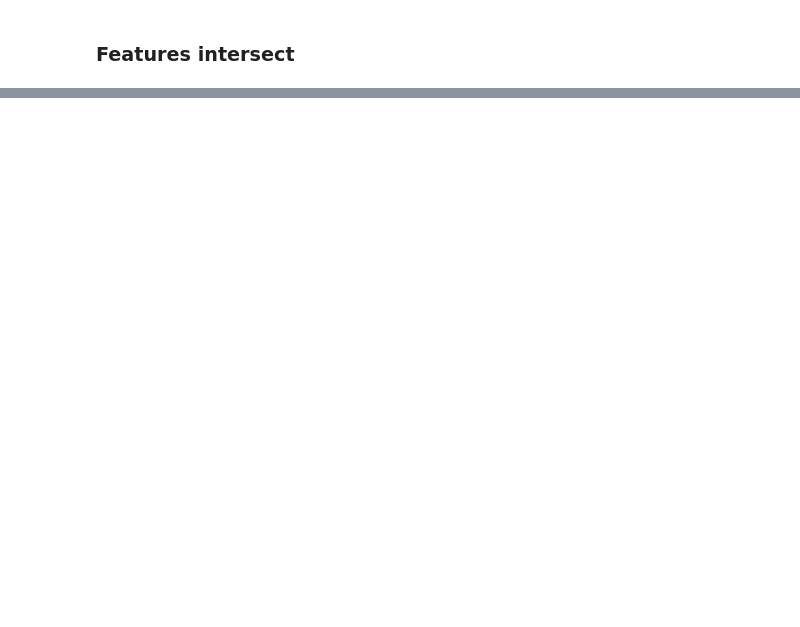
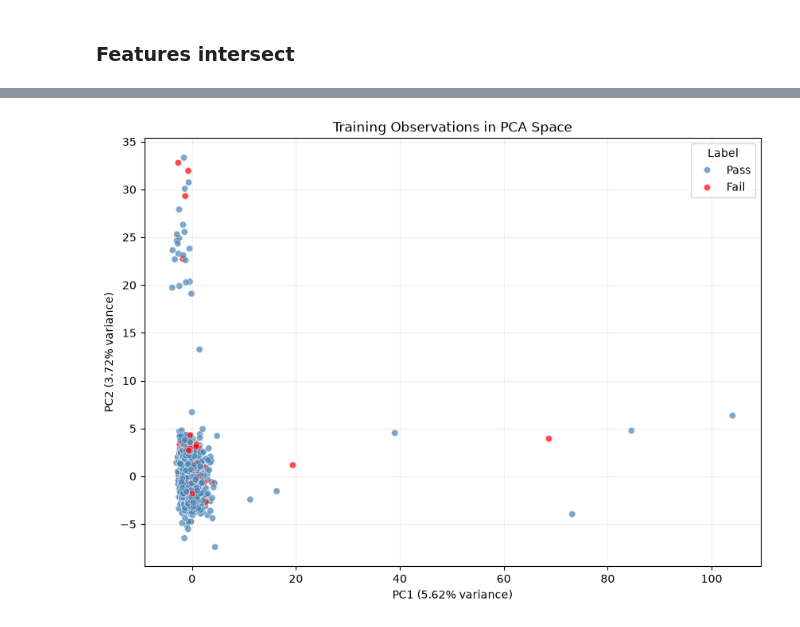
Before and after one commit to DRPproton/semiconductor-projects-tda, a Jupyter notebook: Project-1_SECOM/notebooks/notebook.ipynb, the cells around one changed output, grey strips where cells are left out. Cells and saved outputs as stored; diff of their text form; code cells hidden in the pictures; blank space fills up the shorter version.

```diff
--- a/Project-1_SECOM/notebooks/notebook.ipynb
+++ b/Project-1_SECOM/notebooks/notebook.ipynb
@@ -603,0 +1164,3 @@ set(features_are_strongly_skewed) & set(features_with_higher_outliers_rate)
+# %%
+selector = SelectFromModel(rf, threshold="median", prefit=True)
+selector.fit(X_train, y_train)
@@ -603,0 +1349,39 @@ set(features_are_strongly_skewed) & set(features_with_higher_outliers_rate)
+# %%
+pca_projection = pd.DataFrame(
+    {
+        "PC1": X_train_pca[:, 0],
+        "PC2": X_train_pca[:, 1],
+        "Label": y_train.map({
+            -1: "Pass",
+            1: "Fail"
+        }).values
+    },
+    index=X_train.index
+)
+
+plt.figure(figsize=(10, 7))
+
+sns.scatterplot(
+    data=pca_projection,
+    x="PC1",
+    y="PC2",
+    hue="Label",
+    hue_order=["Pass", "Fail"],
+    palette={
+        "Pass": "steelblue",
+        "Fail": "red"
+    },
+    alpha=0.70
+)
+
+plt.xlabel(
+    f"PC1 ({explained_variance[0]:.2%} variance)"
+)
+plt.ylabel(
+    f"PC2 ({explained_variance[1]:.2%} variance)"
+)
+plt.title("Training Observations in PCA Space")
+plt.grid(alpha=0.2)
+plt.show()
+# %% [output]
+[figure, added]
```
Also changed, not shown: parts of 54 cells of this notebook, 3 other files.
